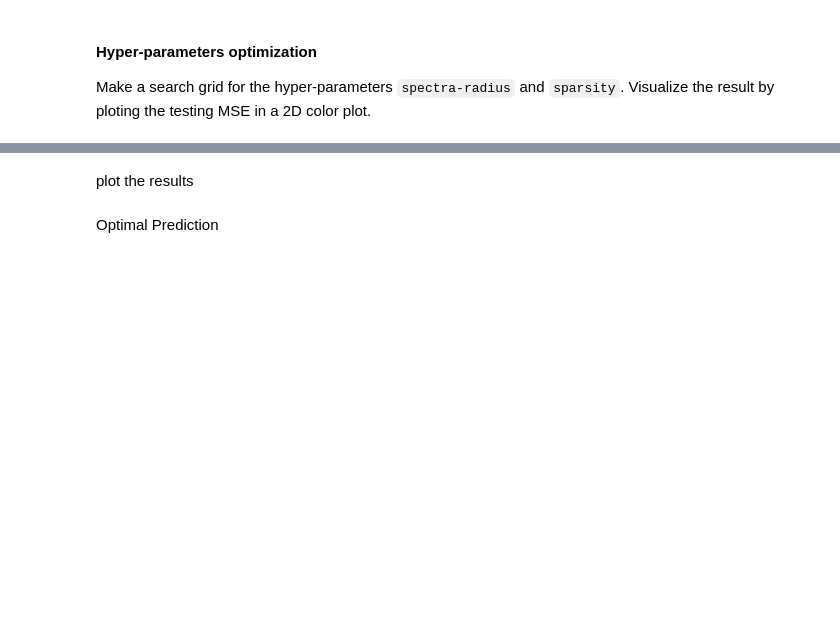
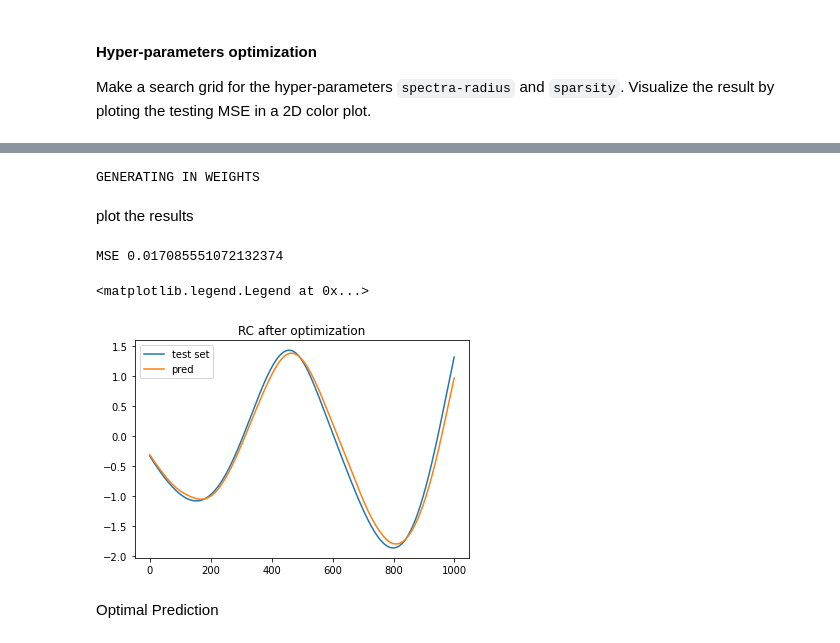
Before and after one commit to blindedjoy/RcTorch, a Jupyter notebook: hw6_209/cs109b_hw6_209.ipynb, the cells around one changed output, grey strips where cells are left out. Saved outputs shown, nothing was run; the diff lists cells and outputs as text; code cells hidden in the pictures; blank space fills up the shorter version.

```diff
--- a/hw6_209/cs109b_hw6_209.ipynb
+++ b/hw6_209/cs109b_hw6_209.ipynb
@@ -309,19 +319,25 @@ torch.manual_seed(123)
 RC = EchoStateNetwork(**vals_, feedback=True, backprop = False, epochs = 20, already_normalized = False)
          #activation_f = sinsq, ) #bias = -10,
 
-RC.train(X = torch.ones(*train_purePred.shape), y = train_purePred, learning_rate = 5e-3)
+RC.train(X = torch.ones(*X95['train'].shape), y = X95['train'], learning_rate = 5e-3)
 
-err, pred = RC.test(x = torch.ones(*test_purePred.shape), y = test_purePred,
+err, pred = RC.test(x = torch.ones(*X95['target'].shape), y = X95['target'],
                      scoring_method = "mse", steps_ahead = None)
+# %% [output]
+GENERATING IN WEIGHTS
 # %% [markdown]
 plot the results
 # %%
 ### your code here
-pl.plot(test_purePred, label = "test set")
+pl.plot(X95['target'], label = "test set")
 pl.plot(pred, label = "pred")
-print("MSE", torch.sum(test_purePred - pred).item()**2/len(pred))
+print("MSE", torch.sum(X95['target']- pred).item()**2/len(pred))
 plt.title("RC after optimization")
 plt.legend()
+# %% [output]
+MSE 0.017085551072132374
+<matplotlib.legend.Legend at 0x...>
+[figure, added]
 # %% [markdown]
 Optimal Prediction
 # %%
```
Also changed, not shown: parts of 15 cells of this notebook, 2 other files.
